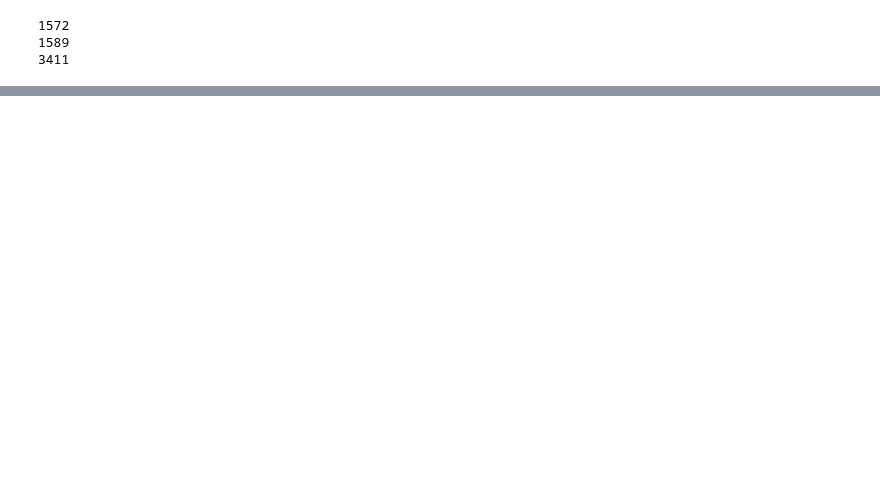
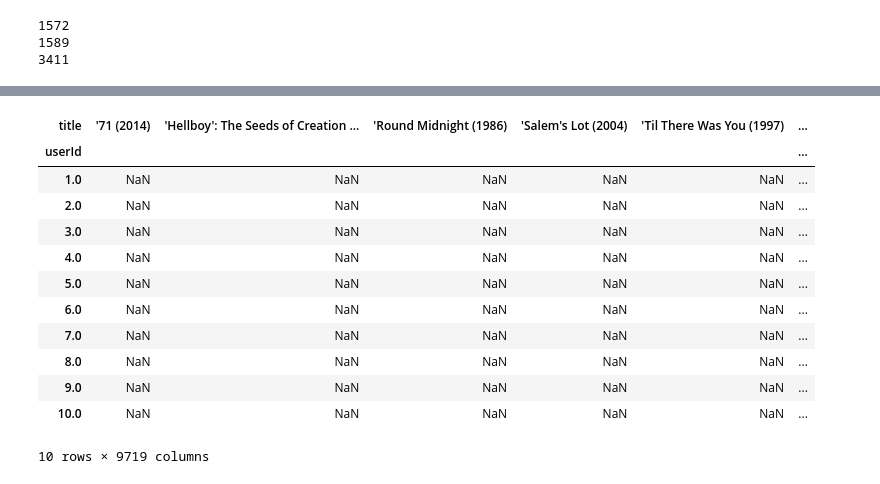
Before and after one commit to jasmeeetSingh/MovieLensDataset, a Jupyter notebook: Recommender System.ipynb, the cells around one changed output, grey strips where cells are left out. Cells and saved outputs as stored; diff of their text form; code cells hidden in the pictures; blank space fills up the shorter version.

```diff
--- a/Recommender System.ipynb
+++ b/Recommender System.ipynb
@@ -117,4 +118,5 @@ Name: userId, dtype: int64
 1589
 3411
 # %%
-data = data_movies.merge(d)
+data = data_movies.merge(data_ratings, how = 'left', on = 'movieId')
+data.head(10)
@@ -120,0 +157,17 @@ data = data_movies.merge(d)
+# %%
+movie_user = data.pivot_table(index='userId',columns='title',values='rating')
+movie_user.head(10)
+# %% [output]
+| title | '71 (2014) | 'Hellboy': The Seeds of Creation ... | 'Round Midnight (1986) | 'Salem's Lot (2004) | 'Til There Was You (1997) | ... |
+| userId |  |  |  |  |  | ... |
+| 1.0 | NaN | NaN | NaN | NaN | NaN | ... |
+| 2.0 | NaN | NaN | NaN | NaN | NaN | ... |
+| 3.0 | NaN | NaN | NaN | NaN | NaN | ... |
+| 4.0 | NaN | NaN | NaN | NaN | NaN | ... |
+| 5.0 | NaN | NaN | NaN | NaN | NaN | ... |
+| 6.0 | NaN | NaN | NaN | NaN | NaN | ... |
+| 7.0 | NaN | NaN | NaN | NaN | NaN | ... |
+| 8.0 | NaN | NaN | NaN | NaN | NaN | ... |
+| 9.0 | NaN | NaN | NaN | NaN | NaN | ... |
+| 10.0 | NaN | NaN | NaN | NaN | NaN | ... |
+10 rows × 9719 columns
```
Also changed, not shown: parts of 8 cells of this notebook.
